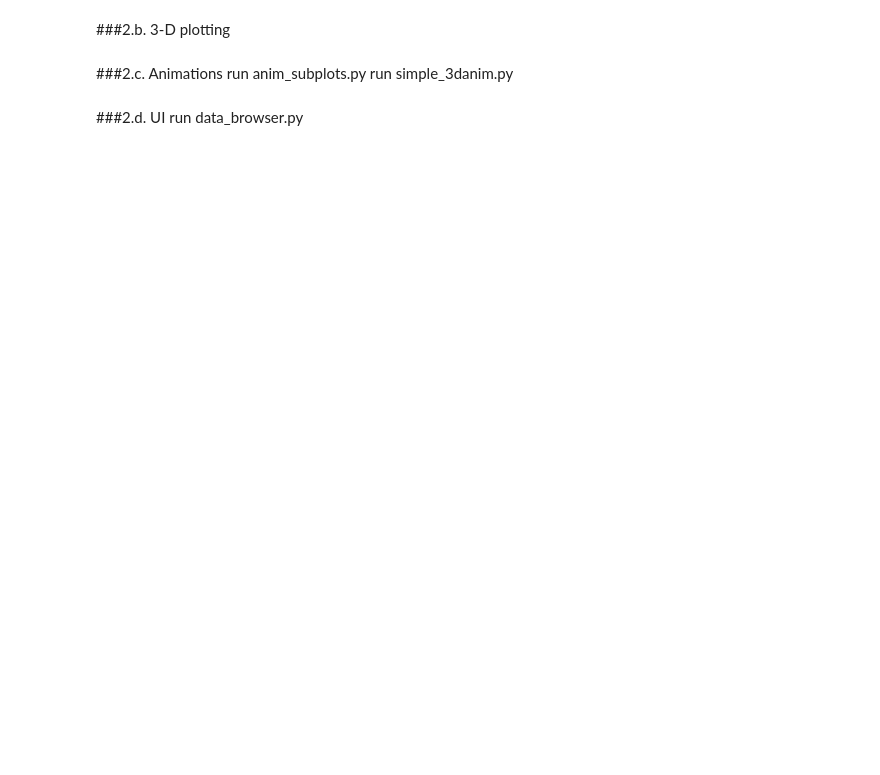
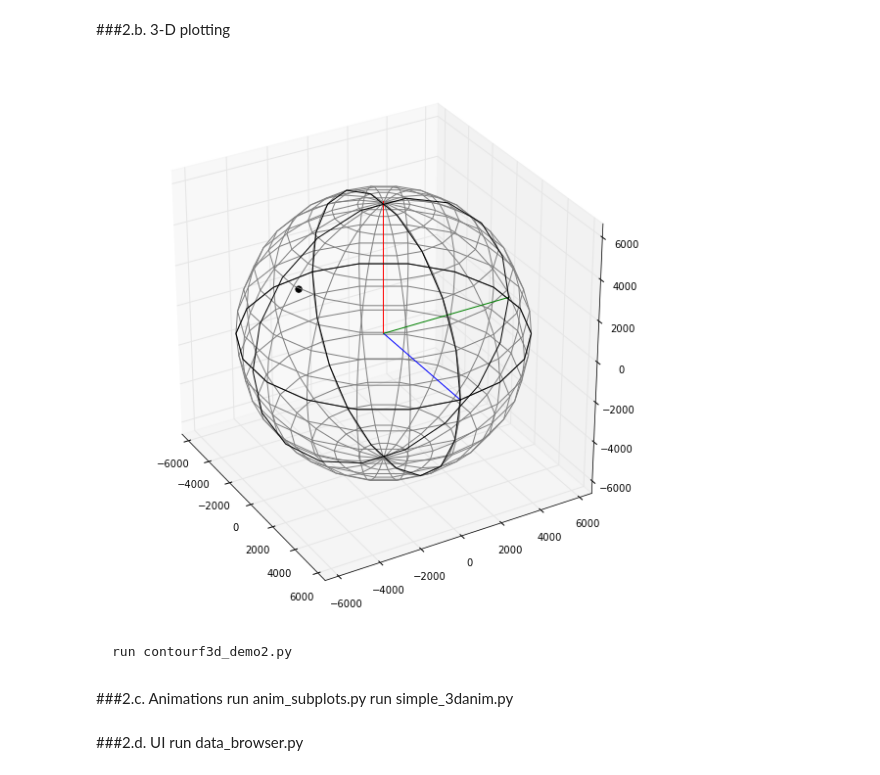
Before and after one commit to vtsuperdarn/python_tutorial, a Jupyter notebook: Matplotlib.ipynb, the cells around one changed output. Saved outputs shown, nothing was run; the diff lists cells and outputs as text; code cells hidden in the pictures; blank space fills up the shorter version.

```diff
--- a/Matplotlib.ipynb
+++ b/Matplotlib.ipynb
@@ -7,5 +22,35 @@ matplotlib is a python plotting library which produces publication quality figur
 # %% [markdown]
 ###2.b. 3-D plotting
+# %%
+# Simple 3d plot
+Rav = 6370.
+X, Y, Z = 1286.2121, -4800.2089, 4142.0249
+# Initialize figure
+fig = plt.figure(figsize(10,10))
+ax = fig.add_subplot(111, projection='3d')
+# Plot x, y, z axis
+ax.plot3D([0,Rav],[0,0],[0,0],'b')
+ax.plot3D([0,0],[0,Rav],[0,0],'g')
+ax.plot3D([0,0],[0,0],[0,Rav],'r')
+# Plot wireframe Earth
+u = np.linspace(0, 2 * np.pi, 19)
+v = np.linspace(0, np.pi, 19)
+tx = Rav * np.outer(np.cos(u), np.sin(v))
+ty = Rav * np.outer(np.sin(u), np.sin(v))
+tz = Rav * np.outer(np.ones(np.size(u)), np.cos(v))
+ax.plot_wireframe(tx,ty,tz,color='grey')
+# Plot darker lines for equator, meridian 0 and 90
+ax.plot3D(Rav*np.cos(u),Rav*np.sin(u),'k')
+ax.plot3D(np.zeros(np.size(u)),Rav*np.cos(u),Rav*np.sin(u),'k')
+ax.plot3D(Rav*np.cos(u),np.zeros(np.size(u)),Rav*np.sin(u),'k')
+# Add a point somewhere
+ax.scatter3D(X,Y,Z,marker='o',c='k',s=40)
+# Set viewing angle
+ax.view_init(30,-30)
+# %% [output]
+[figure, added]
+# %% [markdown]
+    run contourf3d_demo2.py
 # %% [markdown]
 ###2.c. Animations
     run anim_subplots.py
```
Also changed, not shown: parts of 9 cells of this notebook, 1 other file.
